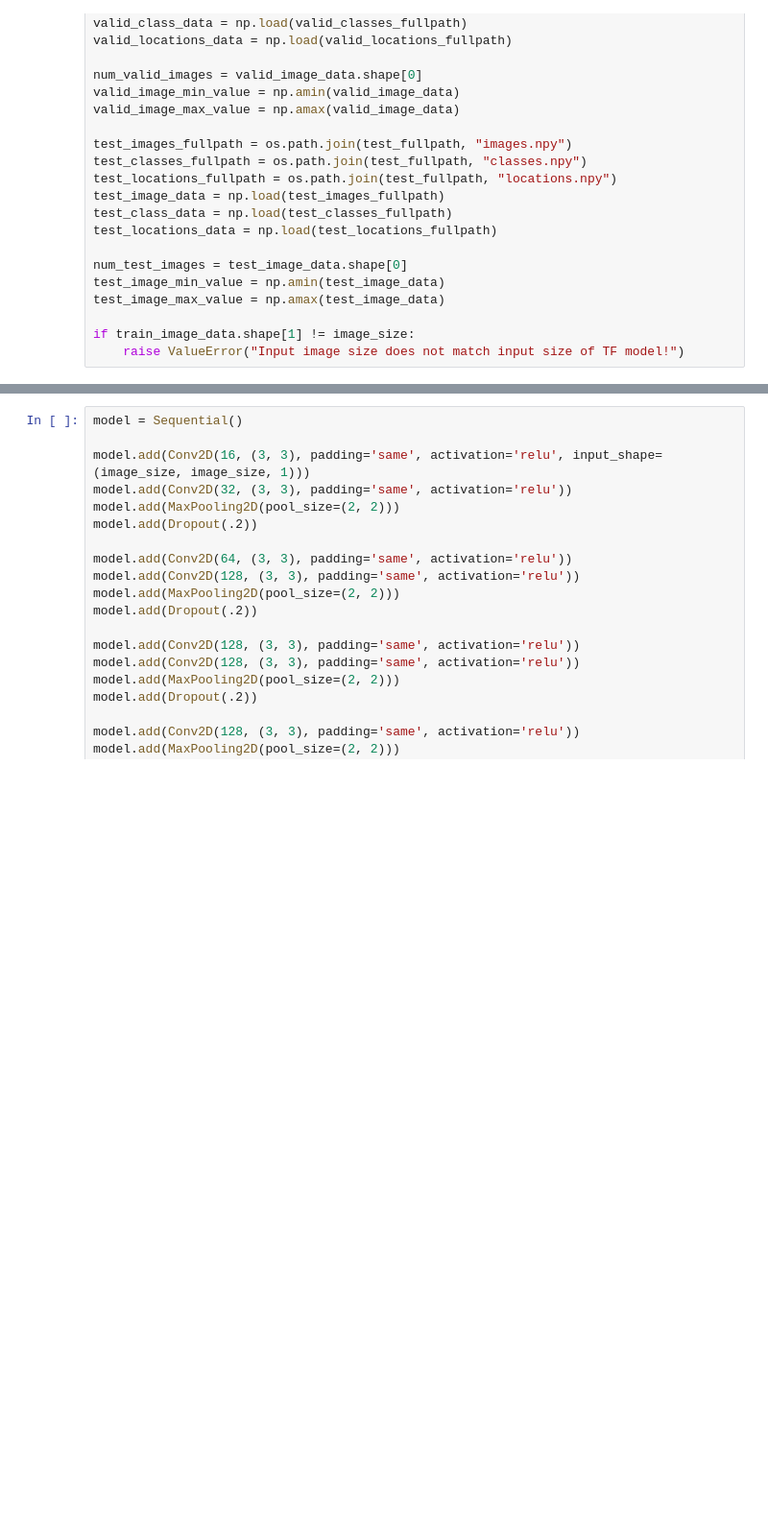
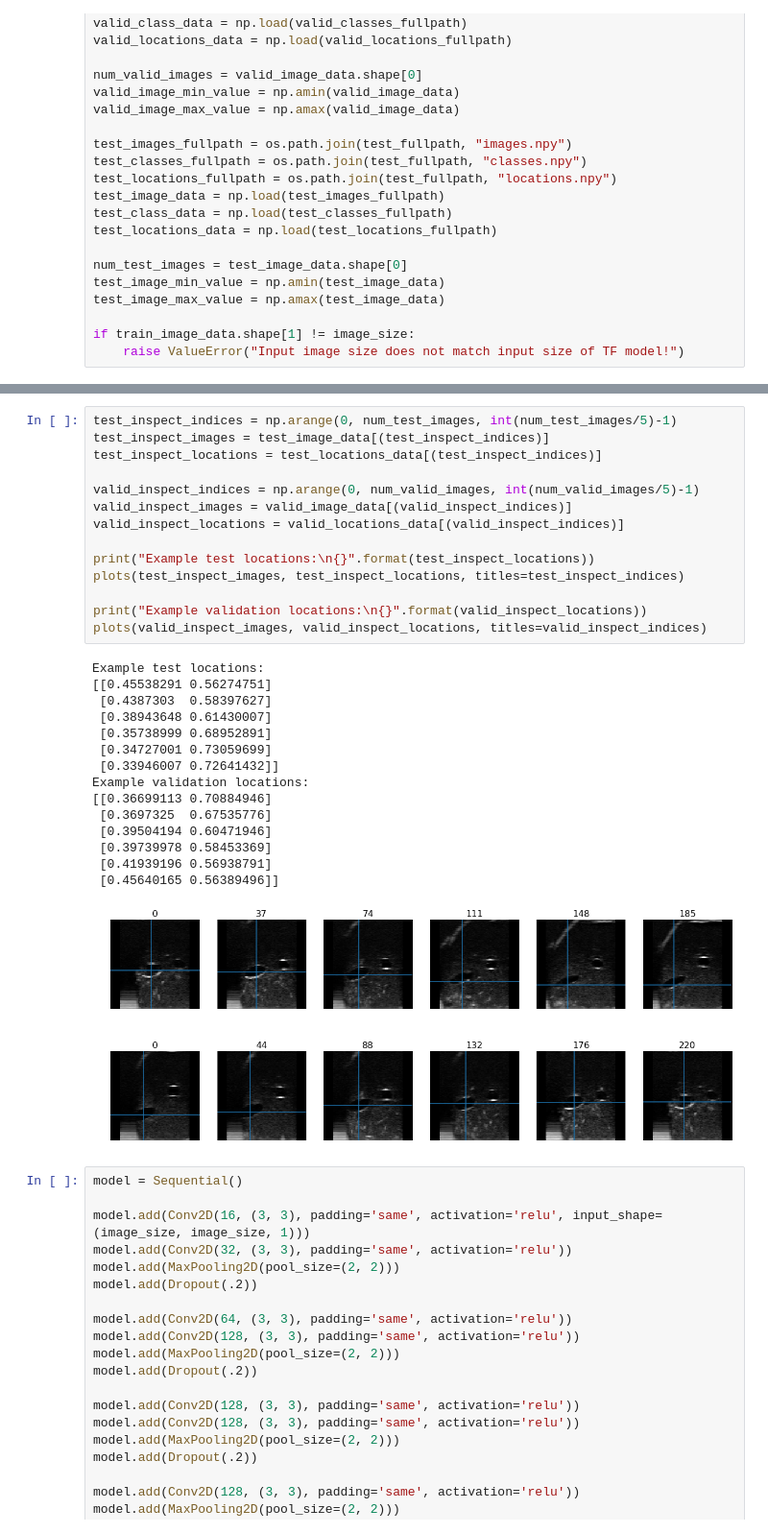
Before and after one commit to SlicerIGT/aigt, a Jupyter notebook: Notebooks/Experimental/CentralLineLoc-ArraysInput.ipynb, the cells around one changed output, grey strips where cells are left out. Shown at 96% size. Cells and saved outputs as stored; diff of their text form; blank space fills up the shorter version.

```diff
--- a/Notebooks/Experimental/CentralLineLoc-ArraysInput.ipynb
+++ b/Notebooks/Experimental/CentralLineLoc-ArraysInput.ipynb
@@ -114,3 +148,34 @@ Example input image with true location
+# %%
+test_inspect_indices = np.arange(0, num_test_images, int(num_test_images/5)-1)
+test_inspect_images = test_image_data[(test_inspect_indices)]
+test_inspect_locations = test_locations_data[(test_inspect_indices)]
+
+valid_inspect_indices = np.arange(0, num_valid_images, int(num_valid_images/5)-1)
+valid_inspect_images = valid_image_data[(valid_inspect_indices)]
+valid_inspect_locations = valid_locations_data[(valid_inspect_indices)]
+
+print("Example test locations:\n{}".format(test_inspect_locations))
+plots(test_inspect_images, test_inspect_locations, titles=test_inspect_indices)
+
+print("Example validation locations:\n{}".format(valid_inspect_locations))
+plots(valid_inspect_images, valid_inspect_locations, titles=valid_inspect_indices)
+# %% [output]
+Example test locations:
+[[0.45538291 0.56274751]
+ [0.4387303  0.58397627]
+ [0.38943648 0.61430007]
+ [0.35738999 0.68952891]
+ [0.34727001 0.73059699]
+ [0.33946007 0.72641432]]
+Example validation locations:
+[[0.36699113 0.70884946]
+ [0.3697325  0.67535776]
+ [0.39504194 0.60471946]
+ [0.39739978 0.58453369]
+ [0.41939196 0.56938791]
+ [0.45640165 0.56389496]]
+[figure, added]
+[figure, added]
 # %%
 model = Sequential()
 
```
Also changed, not shown: parts of 12 cells of this notebook.
